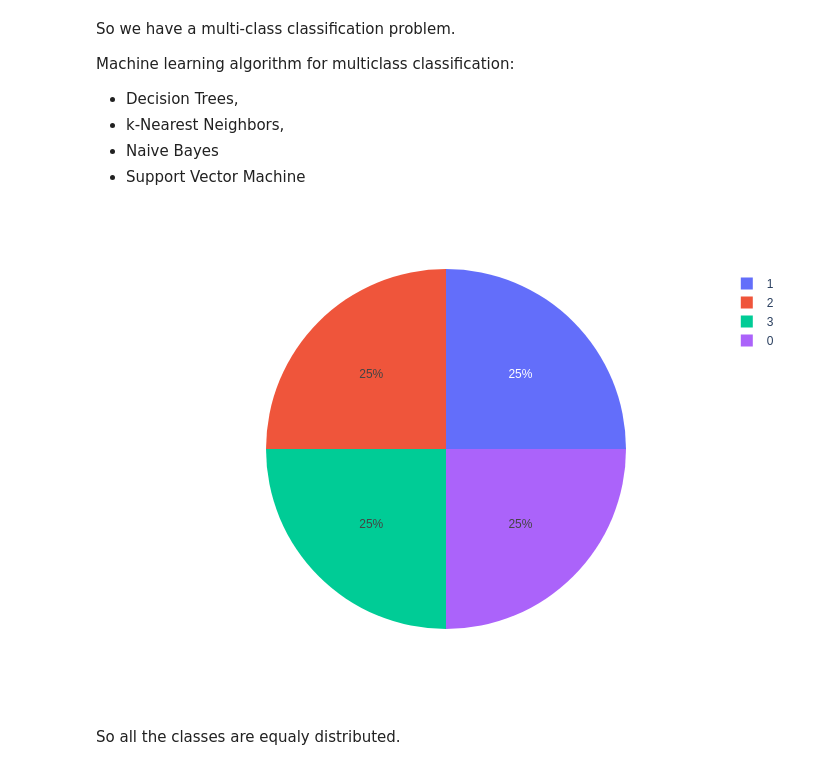
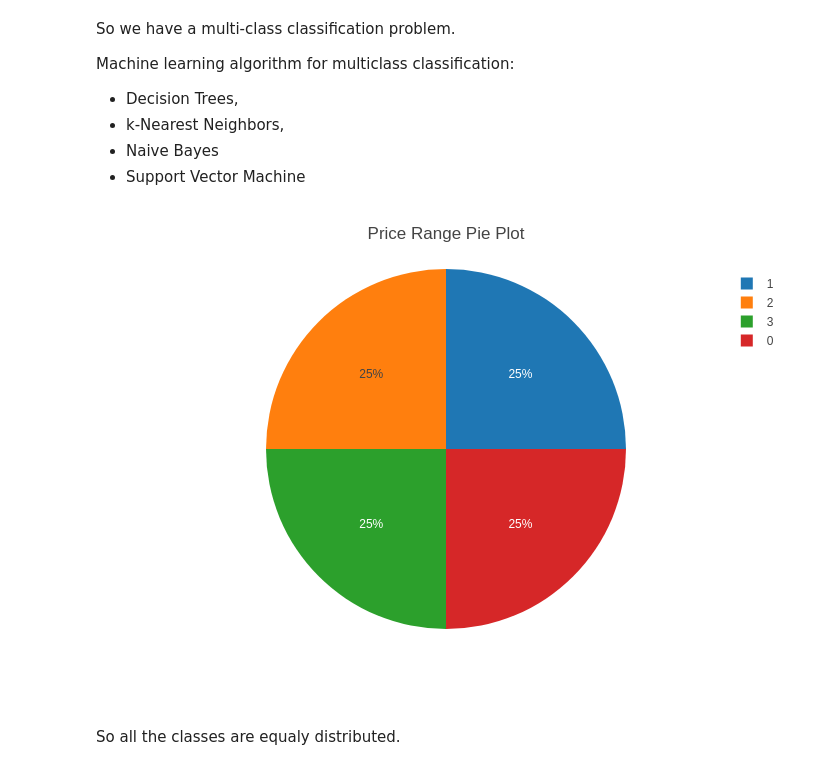
Before and after one commit to TatKhachatryan/Classification-Project, a Jupyter notebook: Mobile_Price_Classification.ipynb, the cells around one changed output. Cells and saved outputs as stored; diff of their text form; code cells hidden in the pictures.

```diff
--- a/Mobile_Price_Classification.ipynb
+++ b/Mobile_Price_Classification.ipynb
@@ -161,10 +153,14 @@ Machine learning algorithm for multiclass classification:
 * Naive Bayes
 * Support Vector Machine
 # %%
-fig = px.pie(train, names = train['price_range'].value_counts().index, values = train['price_range'].value_counts().values)
+fig = px.pie(train,
+             names = train['price_range'].value_counts().index,
+             values = train['price_range'].value_counts().values,
+             template='ygridoff')
+fig.update_layout(title='Price Range Pie Plot')
 fig.show(renderer="png")
 # %% [output]
-[figure, old version]
+[figure, new version]
 # %% [markdown]
 So all the classes are equaly distributed.
 # %%
```
Also changed, not shown: parts of 22 cells of this notebook.
